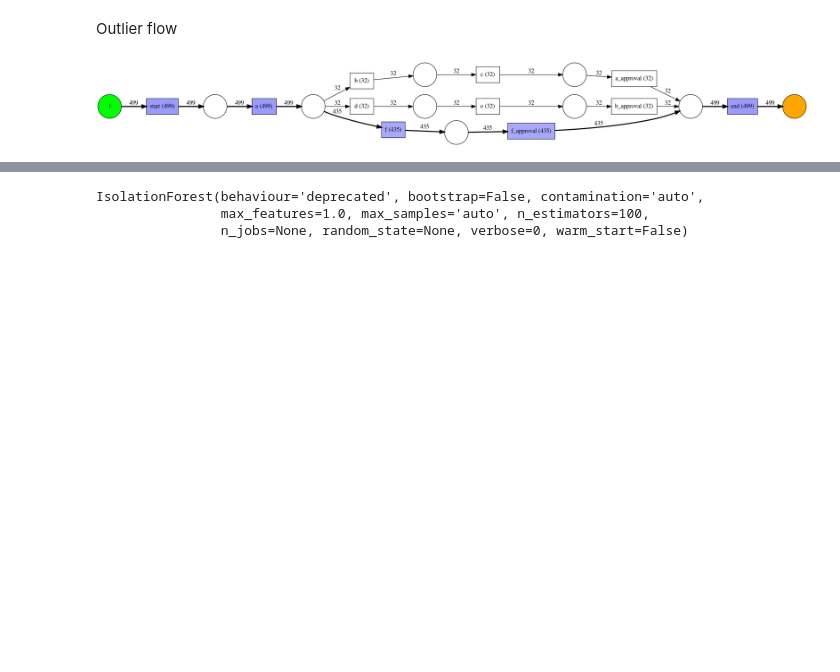
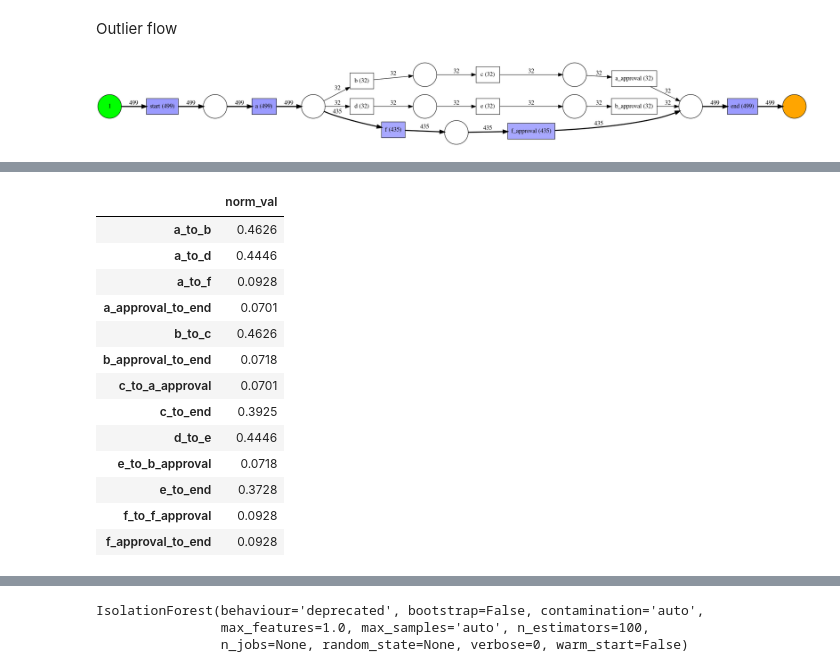
Before and after one commit to jjocampo/Process-Mining-Sim, a Jupyter notebook: SageMaker/#3 - ML on Process Mined Simulated Random Process.ipynb, the cells around one changed output, grey strips where cells are left out. Drawn from its saved outputs; the diff is of its cells as text; code cells hidden in the pictures; blank space fills up the shorter version.

```diff
--- a/SageMaker/#3 - ML on Process Mined Simulated Random Process.ipynb
+++ b/SageMaker/#3 - ML on Process Mined Simulated Random Process.ipynb
@@ -172,0 +280,19 @@ test_agg['use_norm']
+# %%
+test_agg2 = pd.DataFrame( test_agg.loc[~test_agg.index.isin(['start_to_a']), 'norm_val'] )
+# %%
+test_agg2
+# %% [output]
+|  | norm_val |
+| a_to_b | 0.4626 |
+| a_to_d | 0.4446 |
+| a_to_f | 0.0928 |
+| a_approval_to_end | 0.0701 |
+| b_to_c | 0.4626 |
+| b_approval_to_end | 0.0718 |
+| c_to_a_approval | 0.0701 |
+| c_to_end | 0.3925 |
+| d_to_e | 0.4446 |
+| e_to_b_approval | 0.0718 |
+| e_to_end | 0.3728 |
+| f_to_f_approval | 0.0928 |
+| f_approval_to_end | 0.0928 |
```
Also changed, not shown: parts of 37 cells of this notebook.
